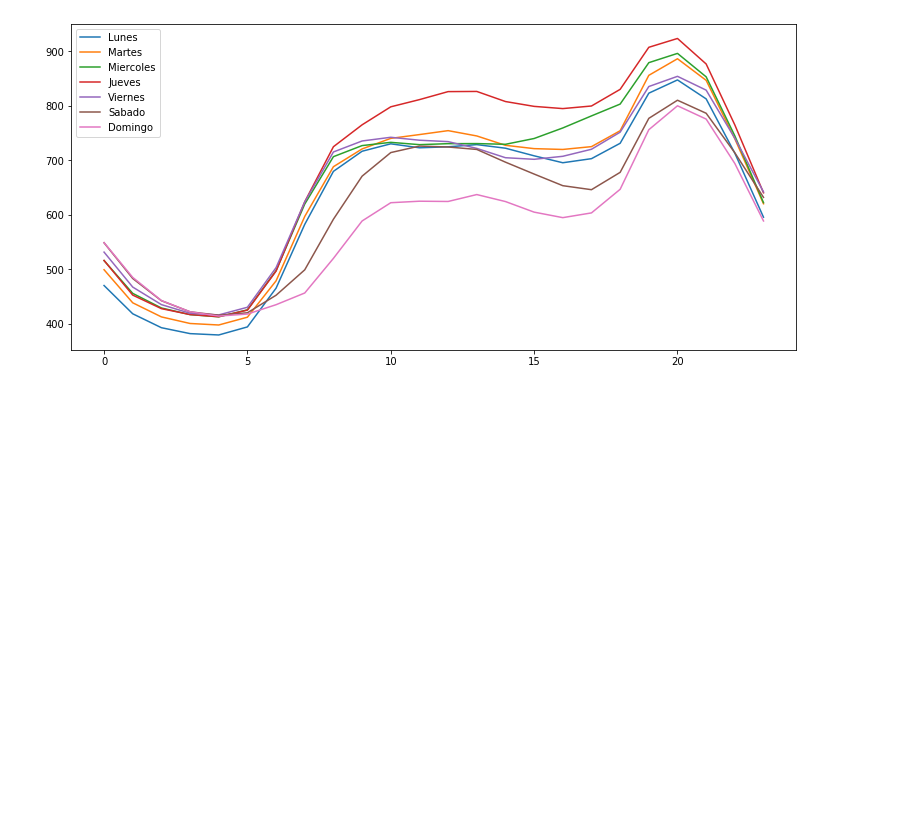
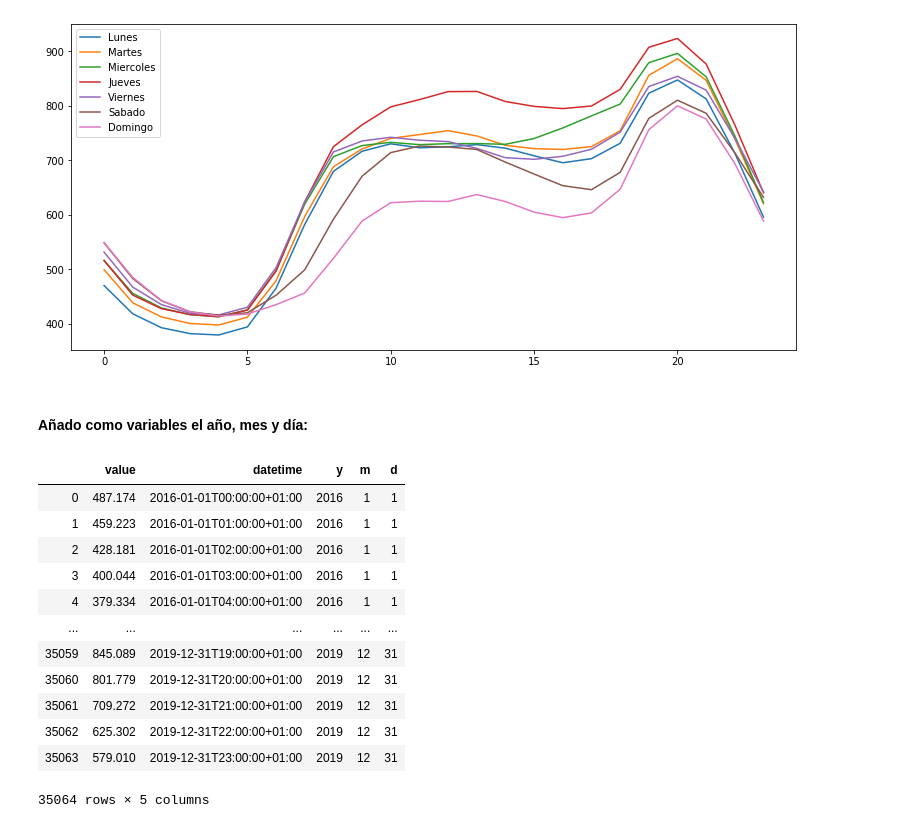
Before and after one commit to pablohhb/TFM, a Jupyter notebook: exploracion_datos.ipynb, the cells around one changed output. Drawn from its saved outputs; the diff is of its cells as text; code cells hidden in the pictures; blank space fills up the shorter version.

Commit message:
creo variables de dia, mes y año

```diff
--- a/exploracion_datos.ipynb
+++ b/exploracion_datos.ipynb
@@ -97,3 +97,5 @@ plt.legend(loc = 'upper left')
 # %% [output]
 <matplotlib.legend.Legend at 0x...>
 [figure]
+# %% [markdown]
+#### Añado como variables el año, mes y día:
@@ -99,0 +113,16 @@ plt.legend(loc = 'upper left')
+# %%
+demanda
+# %% [output]
+|  | value | datetime | y | m | d |
+| 0 | 487.174 | 2016-01-01T00:00:00+01:00 | 2016 | 1 | 1 |
+| 1 | 459.223 | 2016-01-01T01:00:00+01:00 | 2016 | 1 | 1 |
+| 2 | 428.181 | 2016-01-01T02:00:00+01:00 | 2016 | 1 | 1 |
+| 3 | 400.044 | 2016-01-01T03:00:00+01:00 | 2016 | 1 | 1 |
+| 4 | 379.334 | 2016-01-01T04:00:00+01:00 | 2016 | 1 | 1 |
+| ... | ... | ... | ... | ... | ... |
+| 35059 | 845.089 | 2019-12-31T19:00:00+01:00 | 2019 | 12 | 31 |
+| 35060 | 801.779 | 2019-12-31T20:00:00+01:00 | 2019 | 12 | 31 |
+| 35061 | 709.272 | 2019-12-31T21:00:00+01:00 | 2019 | 12 | 31 |
+| 35062 | 625.302 | 2019-12-31T22:00:00+01:00 | 2019 | 12 | 31 |
+| 35063 | 579.010 | 2019-12-31T23:00:00+01:00 | 2019 | 12 | 31 |
+35064 rows × 5 columns
```
Also changed, not shown: parts of 7 cells of this notebook.
